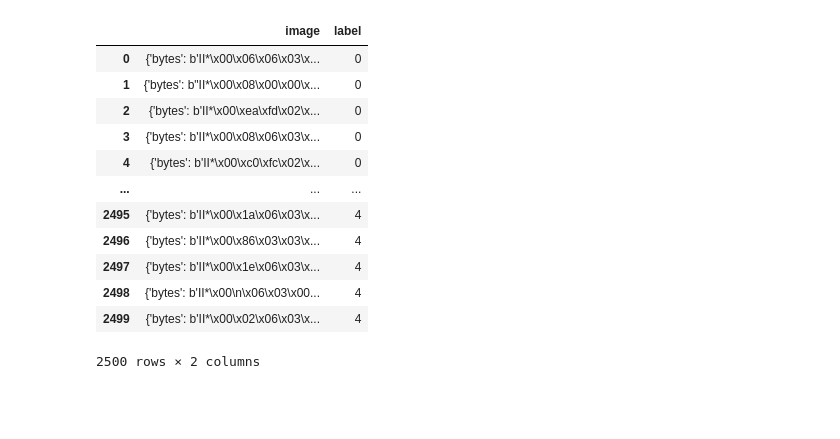
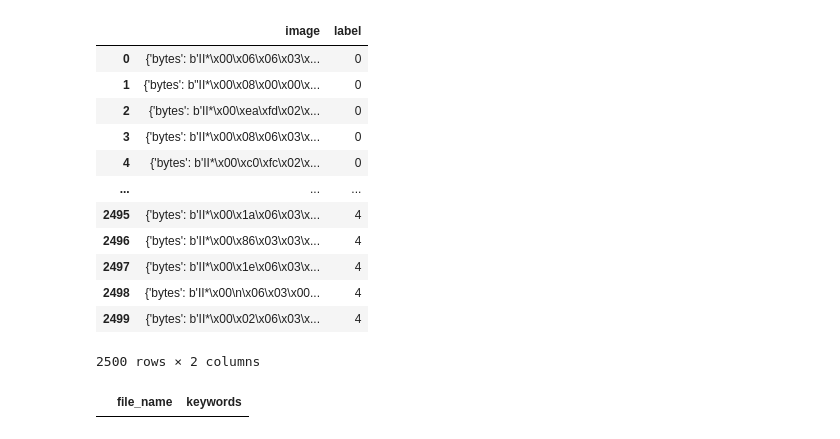
Before and after one commit to sarkarsusanket/esri-vlm, a Jupyter notebook: notebooks/preprocess_eval.ipynb, the cells around one changed output. Cells and saved outputs as stored; diff of their text form; code cells hidden in the pictures; blank space fills up the shorter version.

```diff
--- a/notebooks/preprocess_eval.ipynb
+++ b/notebooks/preprocess_eval.ipynb
@@ -87,3 +87,9 @@ df
 | 2498 | {'bytes': b'II*\x00\n\x06\x03\x00... | 4 |
 | 2499 | {'bytes': b'II*\x00\x02\x06\x03\x... | 4 |
 2500 rows × 2 columns
+# %%
+import pandas as pd
+
+pd.read_csv(rf"/data/susanket/vlm/images/mask-02.csv")
+# %% [output]
+|  | file_name | keywords |
```
Also changed, not shown: 17 other files.
